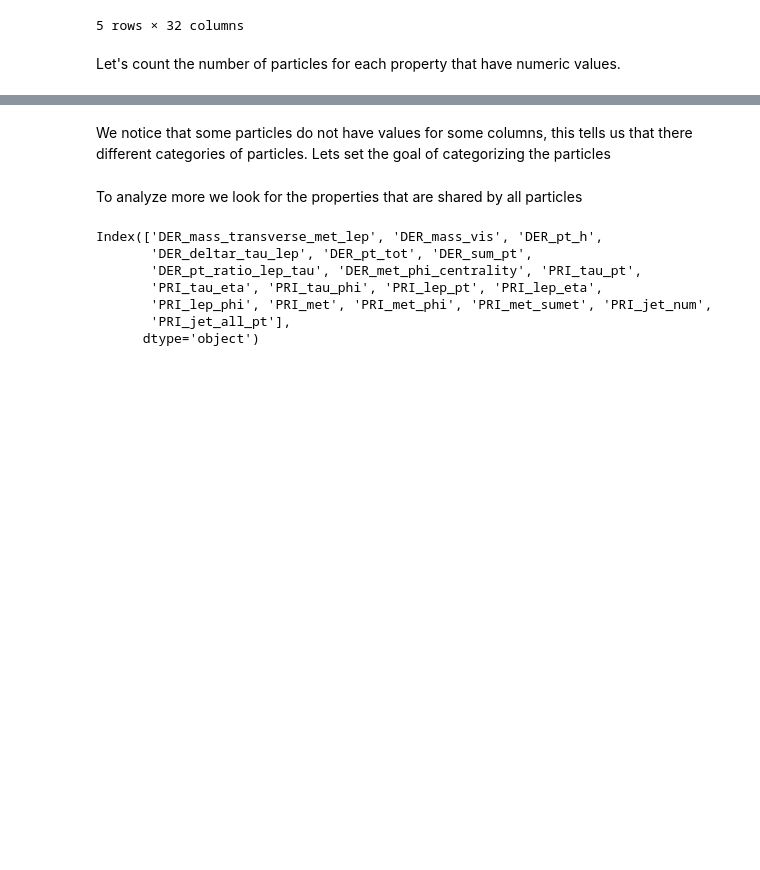
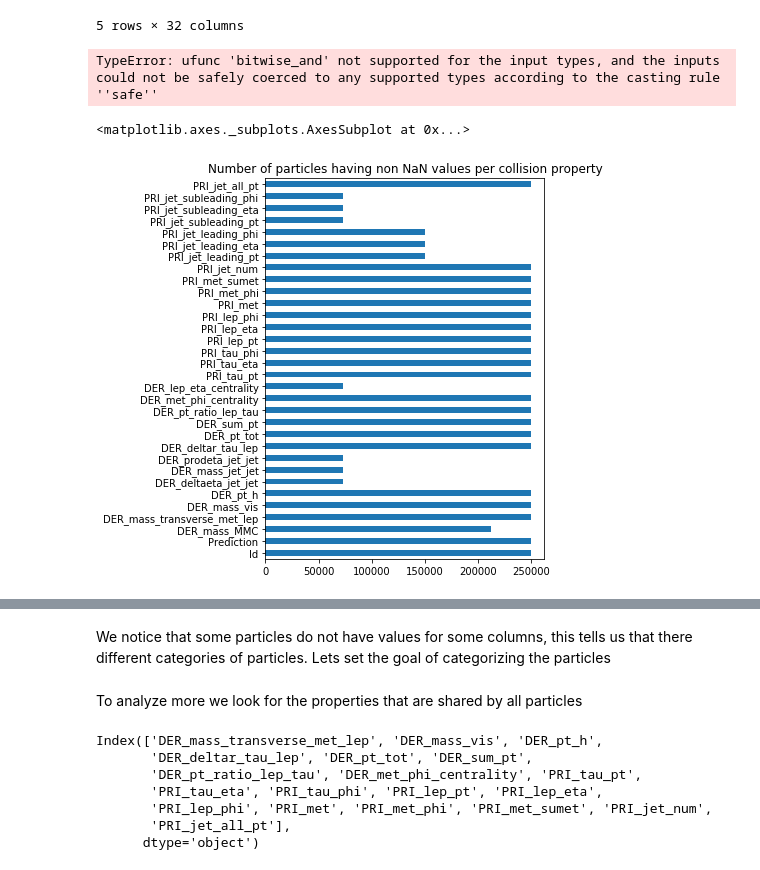
Before and after one commit to zghonda/EPFL-Machine-Learning-Higgs-2019, a Jupyter notebook: scripts/project1.ipynb, the cells around one changed output, grey strips where cells are left out. Cells and saved outputs as stored; diff of their text form; code cells hidden in the pictures; blank space fills up the shorter version.

```diff
--- a/scripts/project1.ipynb
+++ b/scripts/project1.ipynb
@@ -61,5 +45,12 @@ df.head()
 | 3 | 100003 | b | 143.905 | 81.417 | 80.943 | 0.414 | NaN | ... |
 | 4 | 100004 | b | 175.864 | 16.915 | 134.805 | 16.405 | NaN | ... |
 5 rows × 32 columns
-# %% [markdown]
-Let's count the number of particles for each property that have numeric values.
+# %%
+drop_na_columns(group_indices(tX)[0])
+# %% [output]
+TypeError: ufunc 'bitwise_and' not supported for the input types, and the inputs could not be safely coerced to any supported types according to the casting rule ''safe''
+# %%
+df.count().plot(kind='barh',title = 'Number of particles having non NaN values per collision property',figsize = (5,7))
+# %% [output]
+<matplotlib.axes._subplots.AxesSubplot at 0x...>
+[figure, added]
```
Also changed, not shown: parts of 29 cells of this notebook, 1 other file.
